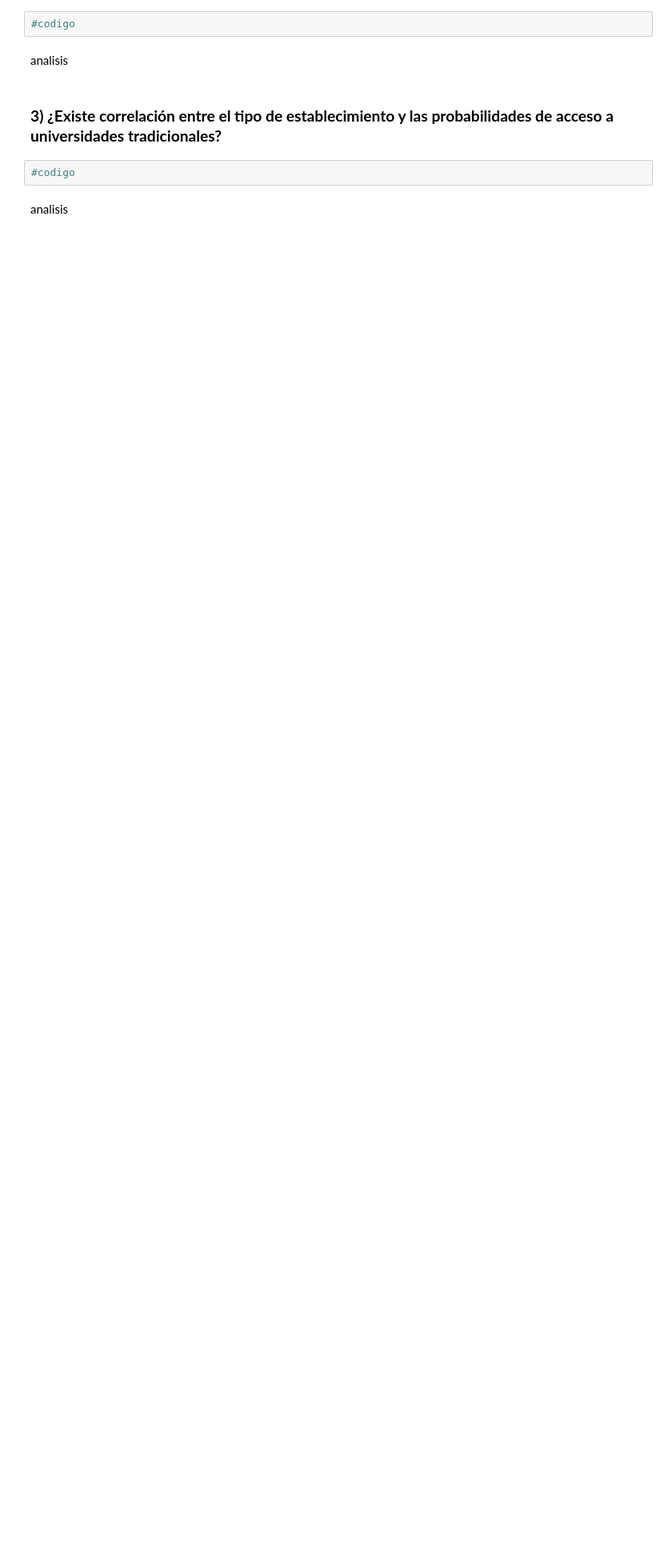
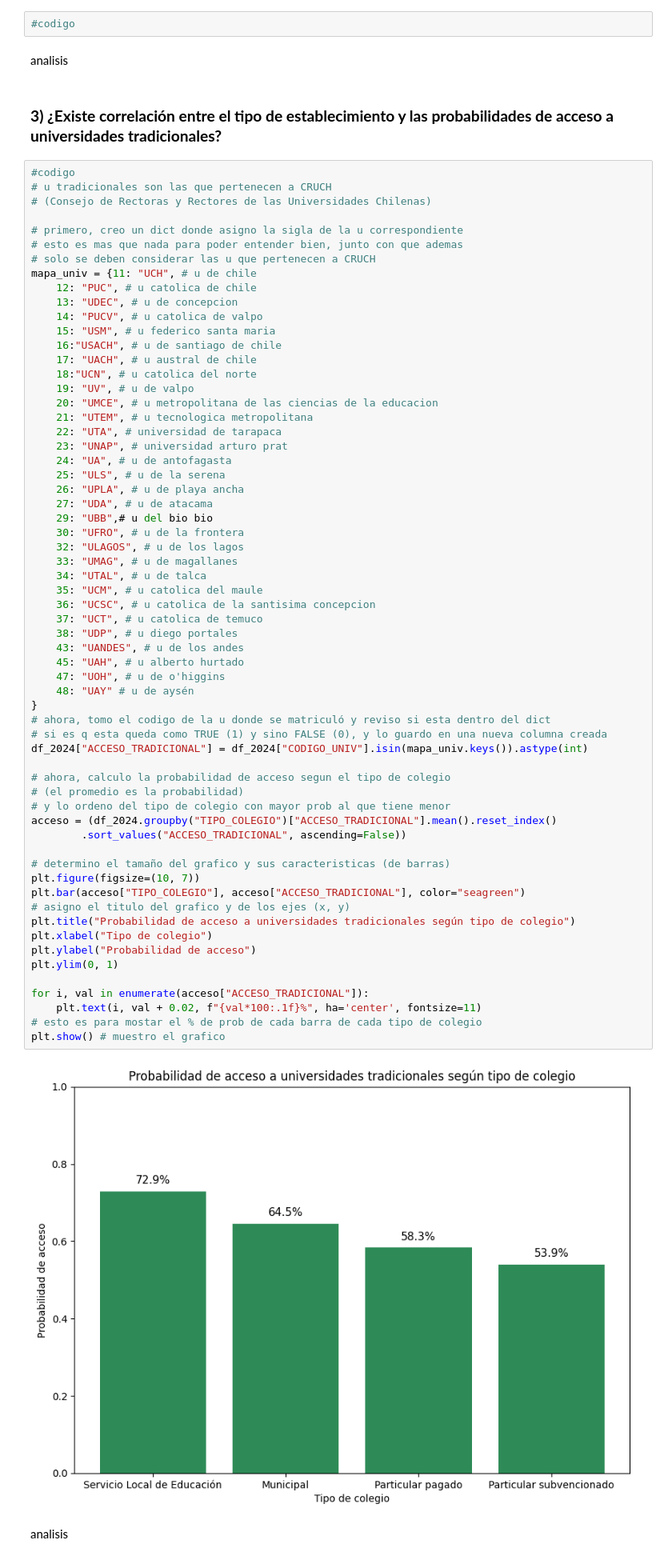
Before and after one commit to LmChicao/Proyecto-Intro-Ciencias-de-datos-2025-2-, a Jupyter notebook: Resultado proyecto/Resultado 2024.ipynb, the cells around one changed output. Shown at 80% size. Saved outputs shown, nothing was run; the diff lists cells and outputs as text; blank space fills up the shorter version.

```diff
--- a/Resultado proyecto/Resultado 2024.ipynb
+++ b/Resultado proyecto/Resultado 2024.ipynb
@@ -92,6 +128,68 @@ analisis
 ### **3) ¿Existe correlación entre el tipo de establecimiento y las probabilidades de acceso a universidades tradicionales?**
 # %%
 #codigo
+# u tradicionales son las que pertenecen a CRUCH
+# (Consejo de Rectoras y Rectores de las Universidades Chilenas)
+
+# primero, creo un dict donde asigno la sigla de la u correspondiente
+# esto es mas que nada para poder entender bien, junto con que ademas
+# solo se deben considerar las u que pertenecen a CRUCH
+mapa_univ = {11: "UCH", # u de chile
+    12: "PUC", # u catolica de chile
+    13: "UDEC", # u de concepcion
+    14: "PUCV", # u catolica de valpo
+    15: "USM", # u federico santa maria
+    16:"USACH", # u de santiago de chile
+    17: "UACH", # u austral de chile
+    18:"UCN", # u catolica del norte
+    19: "UV", # u de valpo
+    20: "UMCE", # u metropolitana de las ciencias de la educacion
+    21: "UTEM", # u tecnologica metropolitana
+    22: "UTA", # universidad de tarapaca
+    23: "UNAP", # universidad arturo prat
+    24: "UA", # u de antofagasta
+    25: "ULS", # u de la serena
+    26: "UPLA", # u de playa ancha
+    27: "UDA", # u de atacama
+    29: "UBB",# u del bio bio
+    30: "UFRO", # u de la frontera
+    32: "ULAGOS", # u de los lagos
+    33: "UMAG", # u de magallanes
+    34: "UTAL", # u de talca
+    35: "UCM", # u catolica del maule
+    36: "UCSC", # u catolica de la santisima concepcion
+    37: "UCT", # u catolica de temuco
+    38: "UDP", # u diego portales
+    43: "UANDES", # u de los andes
+    45: "UAH", # u alberto hurtado
+    47: "UOH", # u de o'higgins
+    48: "UAY" # u de aysén
+}
+# ahora, tomo el codigo de la u donde se matriculó y reviso si esta dentro del dict
+# si es q esta queda como TRUE (1) y sino FALSE (0), y lo guardo en una nueva columna creada
+df_2024["ACCESO_TRADICIONAL"] = df_2024["CODIGO_UNIV"].isin(mapa_univ.keys()).astype(int)
+
+# ahora, calculo la probabilidad de acceso segun el tipo de colegio
+# (el promedio es la probabilidad)
+# y lo ordeno del tipo de colegio con mayor prob al que tiene menor
+acceso = (df_2024.groupby("TIPO_COLEGIO")["ACCESO_TRADICIONAL"].mean().reset_index()
+        .sort_values("ACCESO_TRADICIONAL", ascending=False))
+
+# determino el tamaño del grafico y sus caracteristicas (de barras)
+plt.figure(figsize=(10, 7))
+plt.bar(acceso["TIPO_COLEGIO"], acceso["ACCESO_TRADICIONAL"], color="seagreen")
+# asigno el titulo del grafico y de los ejes (x, y)
+plt.title("Probabilidad de acceso a universidades tradicionales según tipo de colegio")
+plt.xlabel("Tipo de colegio")
+plt.ylabel("Probabilidad de acceso")
+plt.ylim(0, 1)
+
+for i, val in enumerate(acceso["ACCESO_TRADICIONAL"]):
+    plt.text(i, val + 0.02, f"{val*100:.1f}%", ha='center', fontsize=11)
+# esto es para mostar el % de prob de cada barra de cada tipo de colegio
+plt.show() # muestro el grafico
+# %% [output]
+[figure, added]
 # %% [markdown]
 analisis
 # %% [markdown]
```
Also changed, not shown: parts of 2 cells of this notebook.
